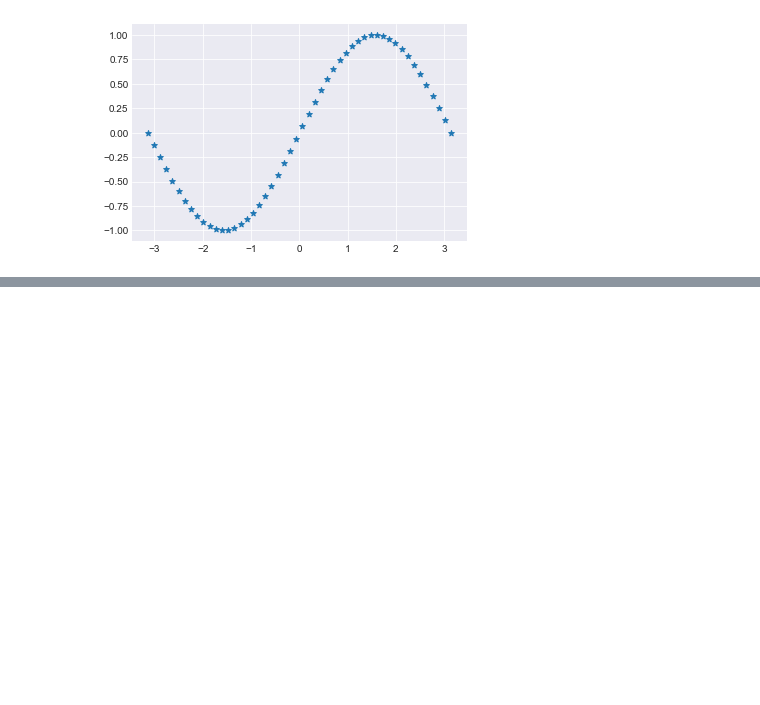
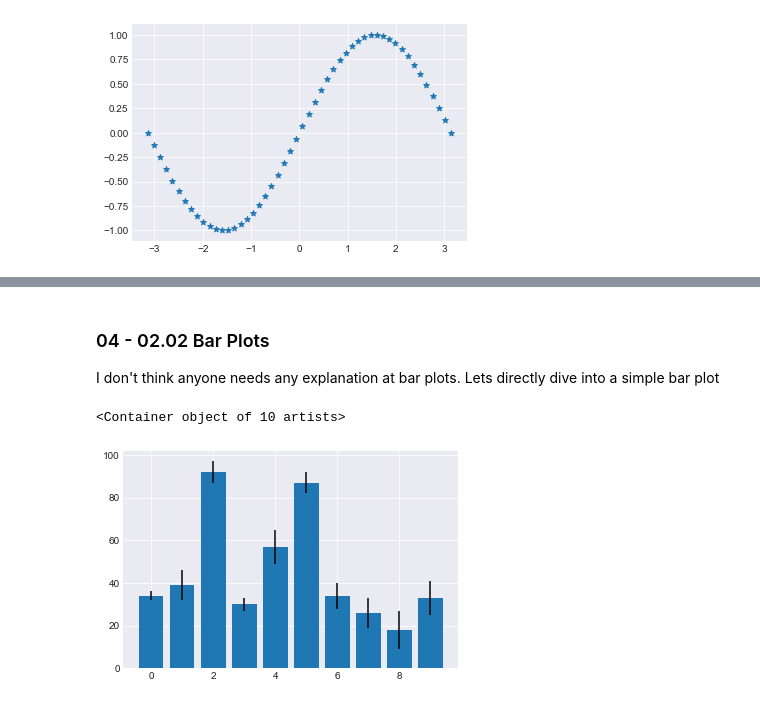
Before and after one commit to Mohitsharma44/ucsl17, a Jupyter notebook: notebooks/04-02 Various types of plots.ipynb, the cells around one changed output, grey strips where cells are left out. Saved outputs shown, nothing was run; the diff lists cells and outputs as text; code cells hidden in the pictures; blank space fills up the shorter version.

```diff
--- a/notebooks/04-02 Various types of plots.ipynb
+++ b/notebooks/04-02 Various types of plots.ipynb
@@ -62,0 +79,9 @@ Just before this sine plot, we also loaded global carbon emissions dataset. Lets
+# %% [markdown]
+### 04 - 02.02 Bar Plots
+
+I don't think anyone needs any explanation at bar plots. Lets directly dive into a simple bar plot
+# %%
+plt.bar(np.arange(10), np.random.randint(1, 100, 10), yerr=np.random.randint(2, 10, 10))
+# %% [output]
+<Container object of 10 artists>
+[figure, added]
```
Also changed, not shown: parts of 23 cells of this notebook.
